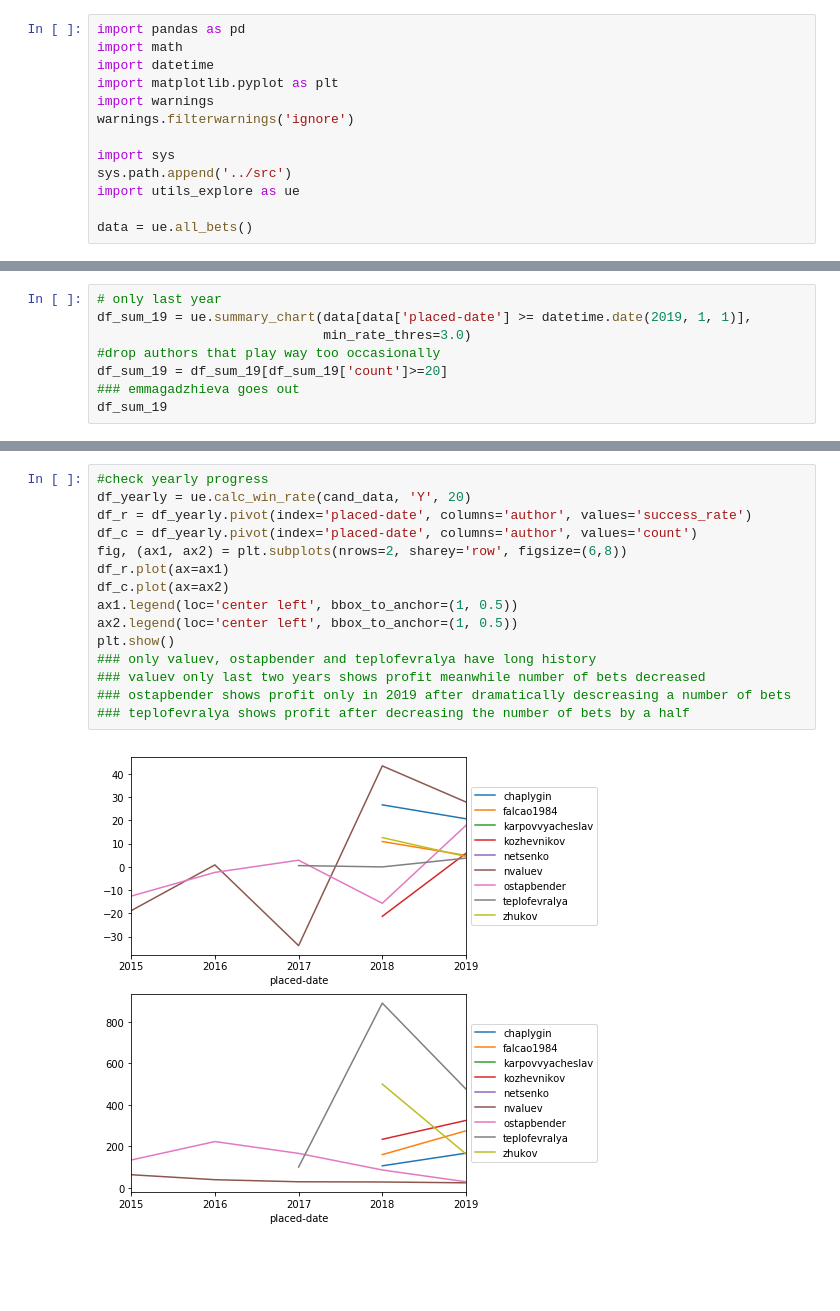
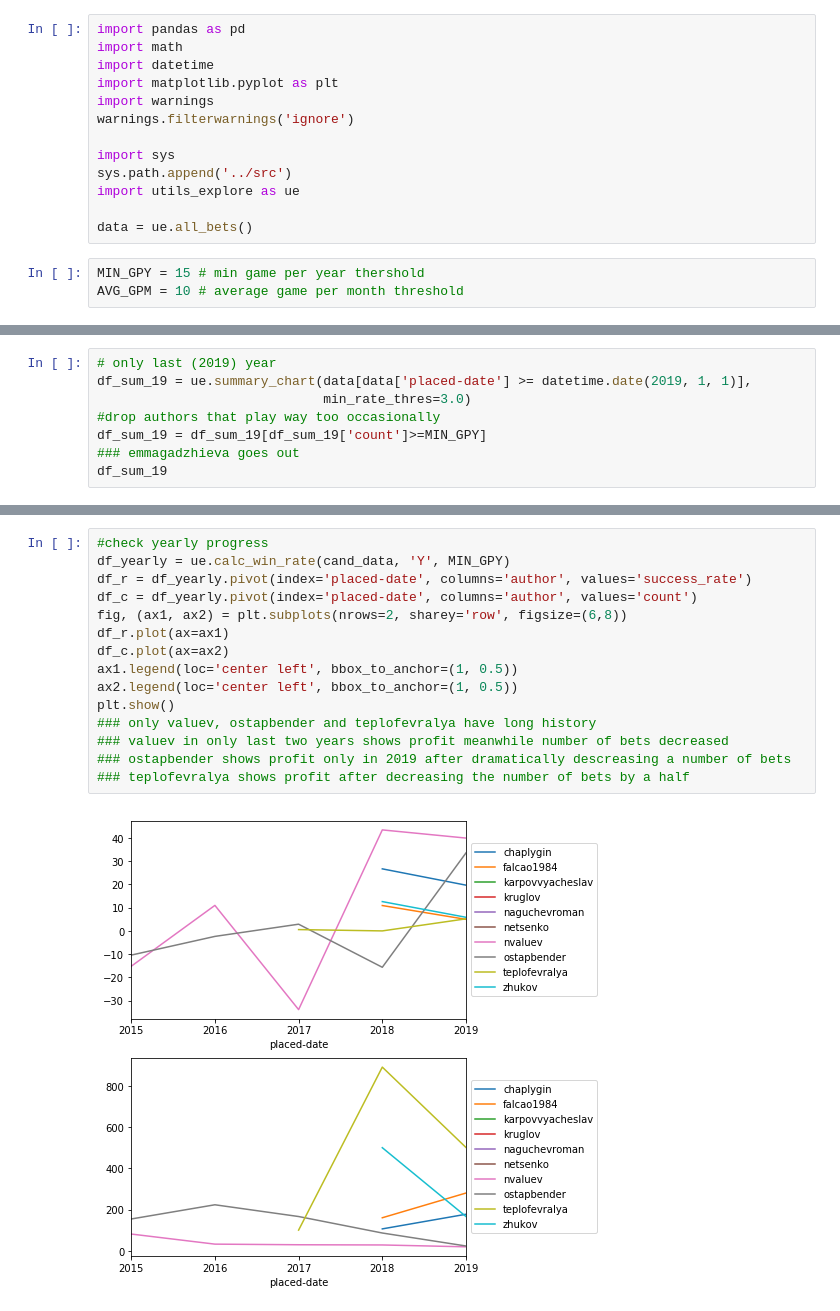
Before and after one commit to mooromets/check-experts, a Jupyter notebook: jupyter/explore-tops.ipynb, the cells around one changed output, grey strips where cells are left out. Drawn from its saved outputs; the diff is of its cells as text; blank space fills up the shorter version.

Commit message:
update exploration accordint to accurate data

```diff
--- a/jupyter/explore-tops.ipynb
+++ b/jupyter/explore-tops.ipynb
@@ -11,6 +11,9 @@ sys.path.append('../src')
 import utils_explore as ue
 
 data = ue.all_bets()
+# %%
+MIN_GPY = 15 # min game per year thershold
+AVG_GPM = 10 # average game per month threshold
 # %%
 # summary on all authors for all time
 # + picking the most interesting ones
@@ -32,9 +37,9 @@ ue.summary_chart(data,[30,250,1000,5000],0.0)
 # %%
-# only last year
+# only last (2019) year
 df_sum_19 = ue.summary_chart(data[data['placed-date'] >= datetime.date(2019, 1, 1)],
                              min_rate_thres=3.0)
 #drop authors that play way too occasionally
-df_sum_19 = df_sum_19[df_sum_19['count']>=20]
+df_sum_19 = df_sum_19[df_sum_19['count']>=MIN_GPY]
 ### emmagadzhieva goes out
 df_sum_19
 # %% [output]
@@ -69,18 +76,18 @@ ue.summary_chart(cand_data)
 # %%
 #check yearly progress
-df_yearly = ue.calc_win_rate(cand_data, 'Y', 20)
+df_yearly = ue.calc_win_rate(cand_data, 'Y', MIN_GPY)
 df_r = df_yearly.pivot(index='placed-date', columns='author', values='success_rate')
 df_c = df_yearly.pivot(index='placed-date', columns='author', values='count')
 fig, (ax1, ax2) = plt.subplots(nrows=2, sharey='row', figsize=(6,8))
 df_r.plot(ax=ax1)
 df_c.plot(ax=ax2)
 ax1.legend(loc='center left', bbox_to_anchor=(1, 0.5))
 ax2.legend(loc='center left', bbox_to_anchor=(1, 0.5))
 plt.show()
 ### only valuev, ostapbender and teplofevralya have long history
-### valuev only last two years shows profit meanwhile number of bets decreased
+### valuev in only last two years shows profit meanwhile number of bets decreased
 ### ostapbender shows profit only in 2019 after dramatically descreasing a number of bets
 ### teplofevralya shows profit after decreasing the number of bets by a half
 # %% [output]
-[figure, old version]
+[figure, new version]
 # %%
```
Also changed, not shown: parts of 11 cells of this notebook.
